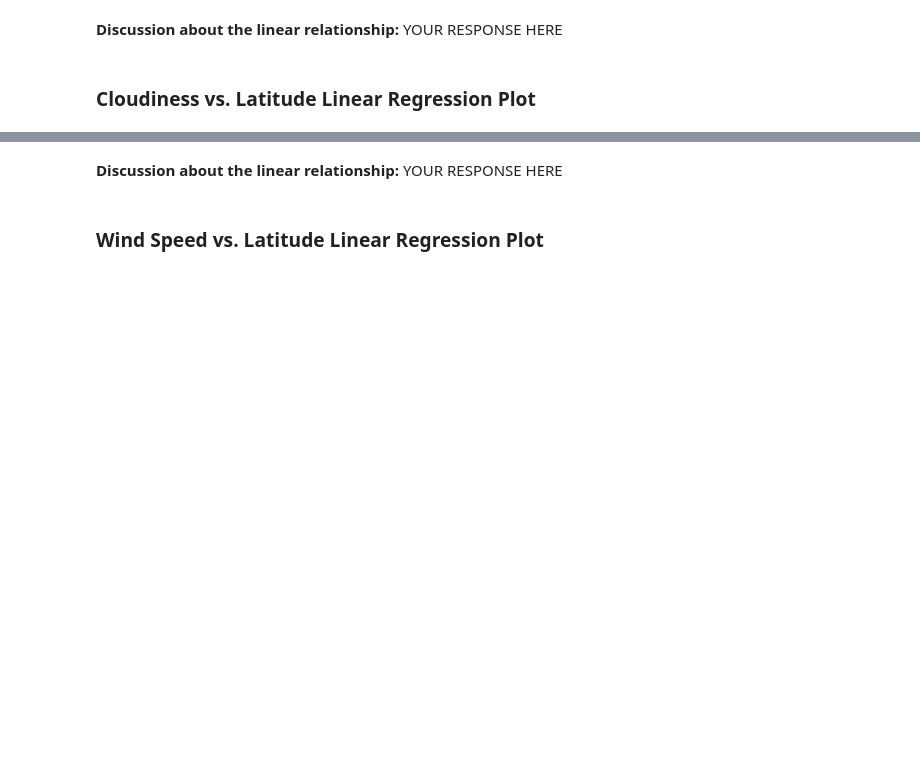
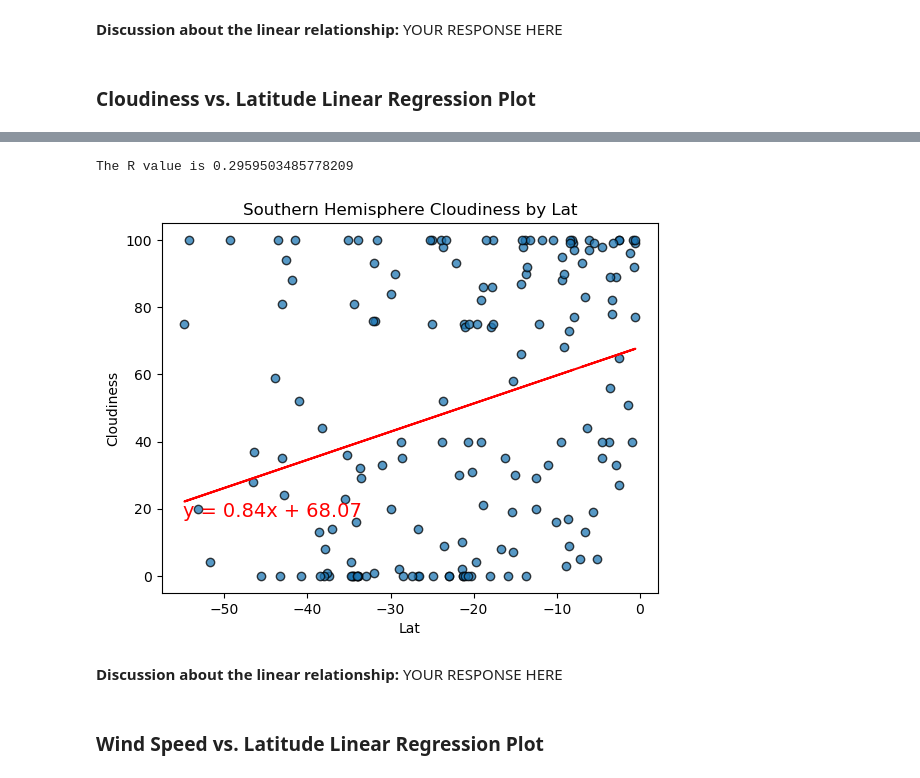
Before and after one commit to rfe123/umn_data_python_api_challenge, a Jupyter notebook: starter_code/WeatherPy.ipynb, the cells around one changed output, grey strips where cells are left out. Saved outputs shown, nothing was run; the diff lists cells and outputs as text; code cells hidden in the pictures; blank space fills up the shorter version.

```diff
--- a/starter_code/WeatherPy.ipynb
+++ b/starter_code/WeatherPy.ipynb
@@ -427,3 +433,20 @@ The r-value is: 0.02056735429994368
+# %%
+# Southern Hemisphere
+# Linear regression on Southern Hemisphere
+regr = get_regression(southern_hemi_df[x_var], southern_hemi_df[y_var])
+
+plt.scatter(southern_hemi_df[x_var], southern_hemi_df[y_var], alpha=0.75, edgecolors='black')
+plt.plot(southern_hemi_df[x_var], regr['reg_plot'], color='red')
+plt.annotate(regr['eq_str'], (-55, 17.5), fontsize=14, color='red')
+plt.title(f"Southern Hemisphere {y_var} by {x_var}")
+plt.xlabel(x_var)
+plt.ylabel(y_var)
+
+print(f"The R value is {regr['rvalue']}")
+plt.show()
+# %% [output]
+The R value is 0.2959503485778209
+[figure, added]
 # %% [markdown]
 **Discussion about the linear relationship:** YOUR RESPONSE HERE
 # %% [markdown]
```
Also changed, not shown: parts of 3 cells of this notebook.
